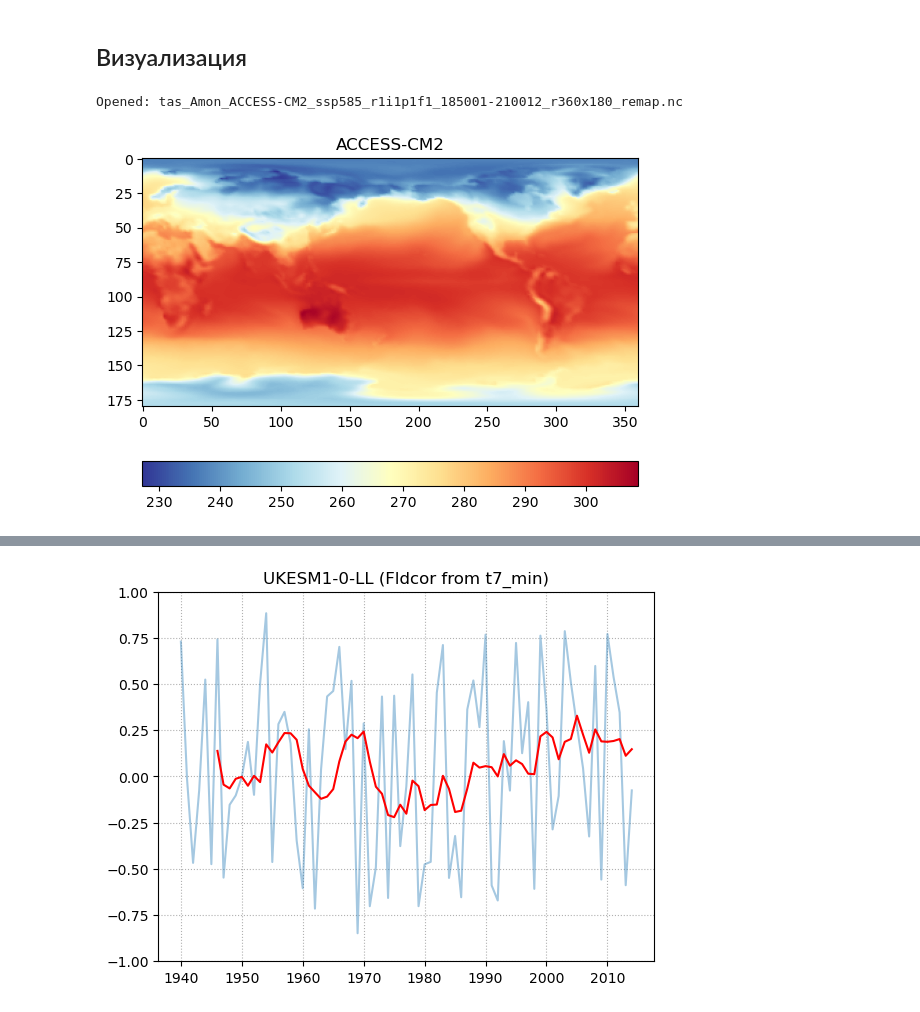
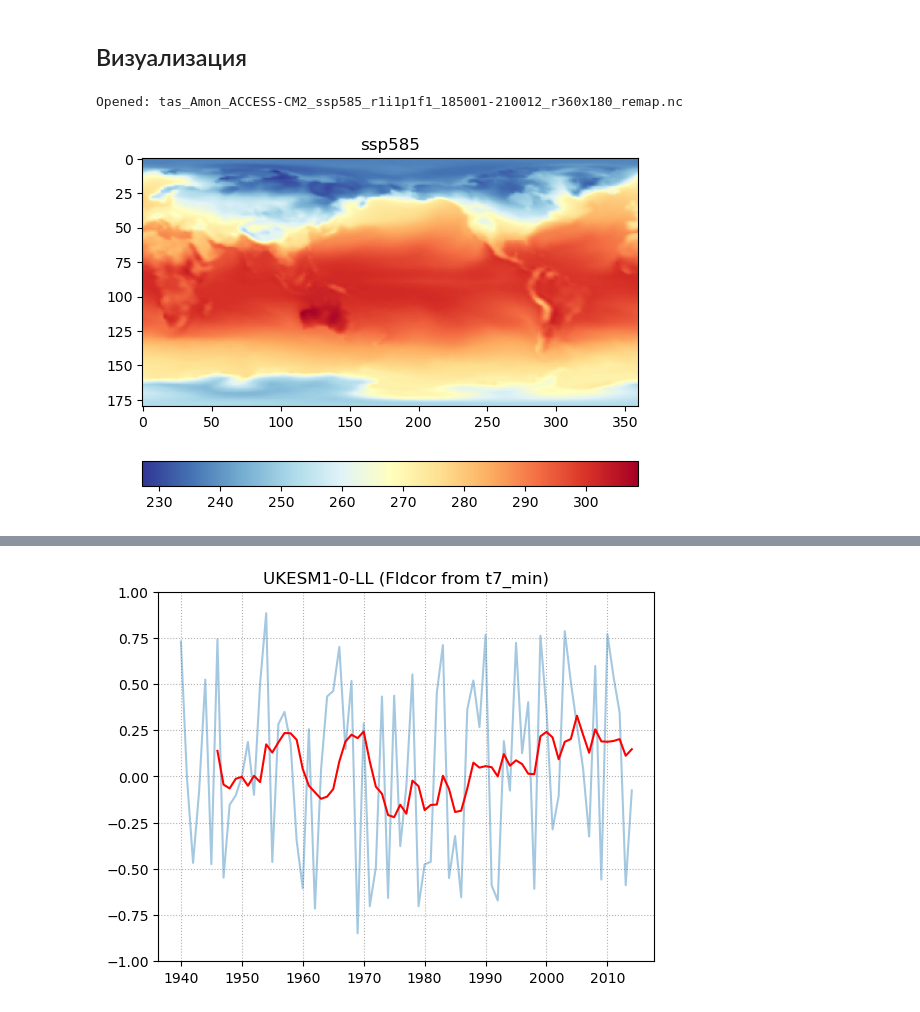
Before and after one commit to nslobodov/model_evaluation, a Jupyter notebook: scripts/how_to_plot.ipynb, the cells around one changed output, grey strips where cells are left out. Saved outputs shown, nothing was run; the diff lists cells and outputs as text; code cells hidden in the pictures.

```diff
--- a/scripts/how_to_plot.ipynb
+++ b/scripts/how_to_plot.ipynb
@@ -161,17 +161,17 @@ def data_plot (keyword, stopword, data_dict, columns, pos_in_filename, title, fi
 # %%
 # How to plot one file
 file = list(file_dict.keys())[0]
 variable = str(list(file_dict[file].variables)[-1])
 
 plt.imshow(file_dict[file][variable][0][::-1], cmap='RdYlBu_r')
 
-plt.title(file.split('_')[2], fontsize=12)
+plt.title(file.split('_')[3], fontsize=12)
 plt.colorbar(orientation='horizontal')
 print(f"Opened: {file}")
 plt.show()
 # %% [output]
 Opened: tas_Amon_ACCESS-CM2_ssp585_r1i1p1f1_185001-210012_r360x180_remap.nc
-[figure, old version]
+[figure, new version]
 # %%
 # Open timcors from my directory
 i = 0
```
Also changed, not shown: parts of 28 cells of this notebook, 7 other files.
